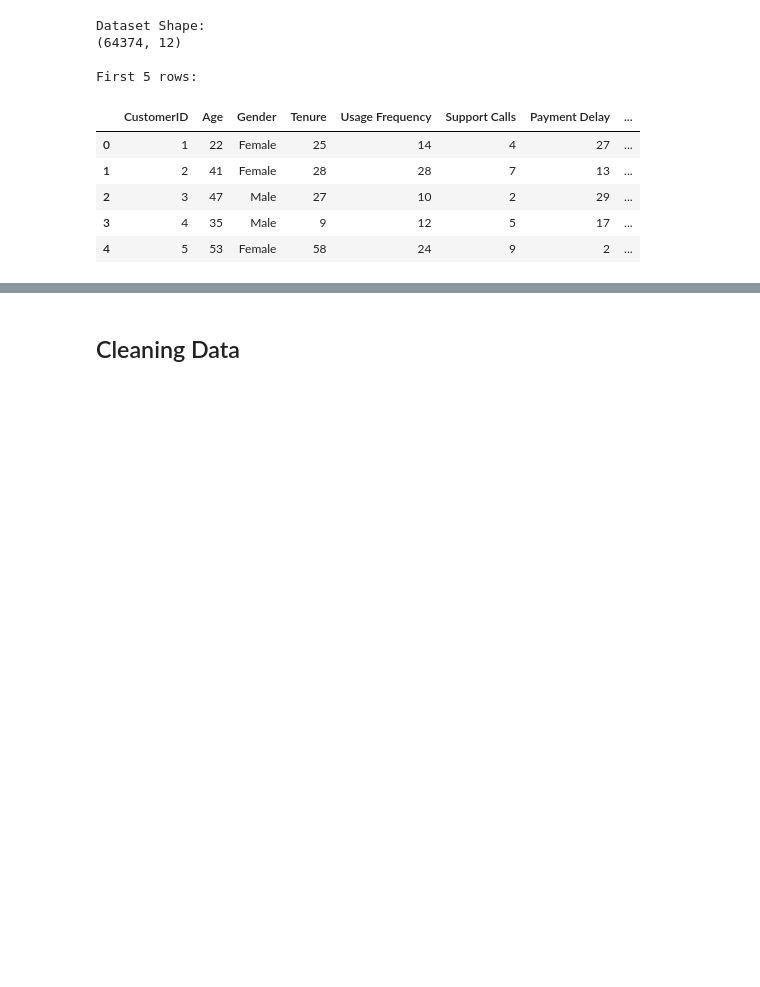
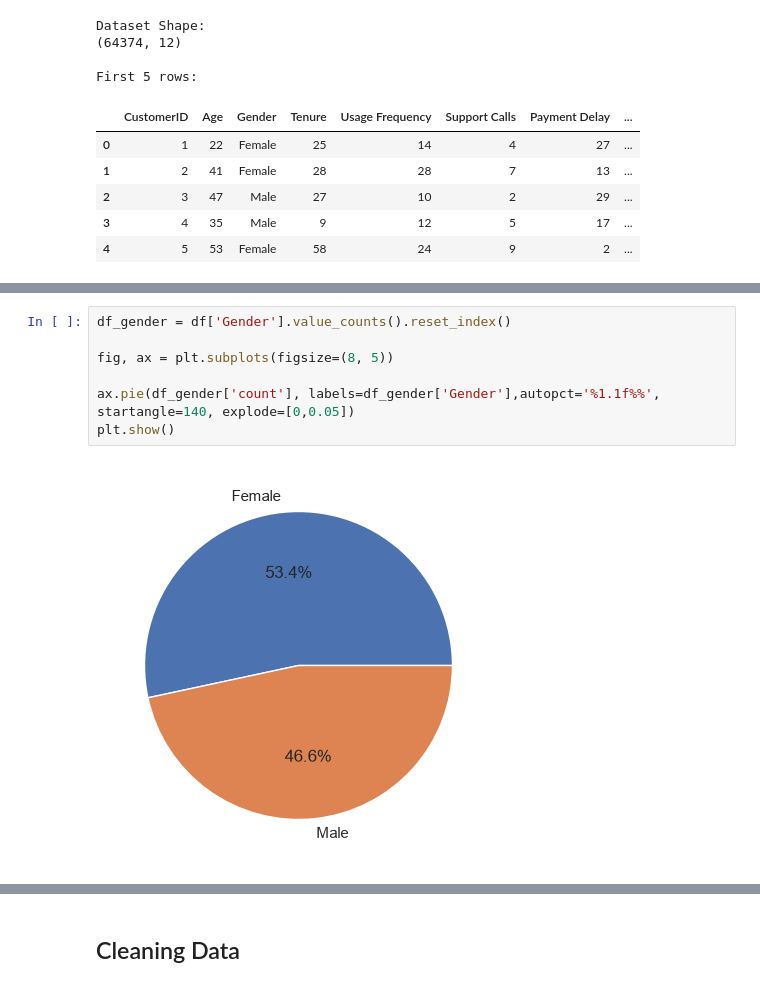
Before and after one commit to aliderakhshan381/Customer-Churn-Prediction, a Jupyter notebook: main.ipynb, the cells around one changed output, grey strips where cells are left out. Saved outputs shown, nothing was run; the diff lists cells and outputs as text; blank space fills up the shorter version.

```diff
--- a/main.ipynb
+++ b/main.ipynb
@@ -37,0 +68,9 @@ First 5 rows:
+# %%
+df_gender = df['Gender'].value_counts().reset_index()
+
+fig, ax = plt.subplots(figsize=(8, 5))
+
+ax.pie(df_gender['count'], labels=df_gender['Gender'],autopct='%1.1f%%', startangle=140, explode=[0,0.05])
+plt.show()
+# %% [output]
+[figure, added]
```
Also changed, not shown: parts of 5 cells of this notebook.
